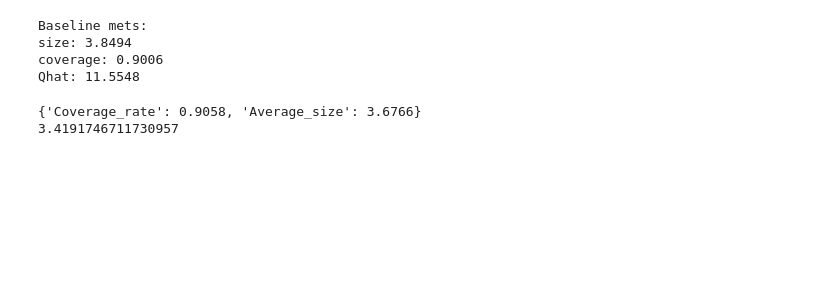
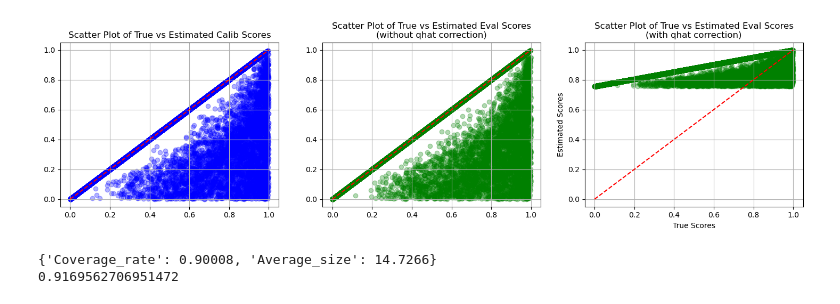
Before and after one commit to RoyHirsch/conformal, a Jupyter notebook: v3/notebook_torchcp.ipynb, the cells around one changed output. Drawn from its saved outputs; the diff is of its cells as text; code cells hidden in the pictures; blank space fills up the shorter version.

```diff
--- a/v3/notebook_torchcp.ipynb
+++ b/v3/notebook_torchcp.ipynb
@@ -43,7 +43,7 @@ def platt_scale(logits, labels, max_iters=100, lr=0.01, epsilon=0.005):
             break
     return T.item()
 # %%
-config = get_config('cifar100_resnet56')
+config = get_config('imagenet1k_resnet50')  # cifar100_resnet56, imagenet1k_resnet50
 config.par_calib = 0.5
 config.num_calib = int(config.num_samples * config.par_calib)
 config.alpha = 0.1
@@ -60,8 +60,8 @@ print(t)
 scores_calib = scores_calib / t
 scores_eval = scores_eval / t
 
-scores_calib = torch.from_numpy(scores_calib)
-scores_eval = torch.from_numpy(scores_eval)
+scores_calib = torch.from_numpy(scores_calib).type(torch.float64)
+scores_eval = torch.from_numpy(scores_eval).type(torch.float64)
 
 labels_calib = torch.from_numpy(labels_calib)
 labels_eval = torch.from_numpy(labels_eval)
@@ -315,40 +110,36 @@ class MySAPS():
-# %%
-n = len(labels_calib)
-
-np_scores_calib = scores_calib.cpu().numpy()
-np_labels_calib = labels_calib.cpu().numpy()
-
-np_scores_eval = scores_eval.cpu().numpy()
-np_labels_eval = labels_eval.cpu().numpy()
-
-conf_score = MySAPS(1, randomized=True, no_zero_size_sets=True, seed=1)
-cal_scores = conf_score.get_scores(np_scores_calib, np_labels_calib)
-baseline_qhat = np.quantile(
-    cal_scores, np.ceil((n + 1) * (1 - config.alpha)) / n, interpolation="higher"
-)
-prediction_sets = conf_score.get_sets(np_scores_eval, baseline_qhat)
-
-empirical_coverage = prediction_sets[
-    np.arange(prediction_sets.shape[0]), np_labels_eval
-].mean()
-
-baseline_mets = {
-    "size": prediction_sets.sum(1).mean(),
-    "coverage": empirical_coverage,
-}
-
-print('Baseline mets:')
-for key, value in baseline_mets.items():
-    print(f"{key}: {value:.4f}")
-print('Qhat: {:.4f}'.format(baseline_qhat))
-# %% [output]
-Baseline mets:
-size: 3.8494
-coverage: 0.9006
-Qhat: 11.5548
+# %%
+# debug #
+import matplotlib.pyplot as plt
+from sklearn.metrics import r2_score
+
+fig, ax = plt.subplots(1, 3, figsize=(18, 4))
+
+ax[0].scatter(cal_scores_true, cal_scores_est, color='blue', alpha=0.3)
+ax[0].set_title('Scatter Plot of True vs Estimated Calib Scores')
+plt.xlabel('True Scores')
+plt.ylabel('Estimated Scores')
+ax[0].plot([0, 1], [0, 1], 'r--')
+ax[0].grid(True)
+
+ax[1].scatter(val_scores_true, val_scores_est_copy, color='green', alpha=0.3)
+ax[1].set_title('Scatter Plot of True vs Estimated Eval Scores\n(without qhat correction)')
+plt.xlabel('True Scores')
+plt.ylabel('Estimated Scores')
+ax[1].plot([0, 1], [0, 1], 'r--')
+ax[1].grid(True)
+
+ax[2].scatter(val_scores_true, val_scores_est, color='green', alpha=0.3)
+ax[2].set_title('Scatter Plot of True vs Estimated Eval Scores\n(with qhat correction)')
+plt.xlabel('True Scores')
+plt.ylabel('Estimated Scores')
+ax[2].plot([0, 1], [0, 1], 'r--')
+ax[2].grid(True)
+plt.show()
+# %% [output]
+[figure, added]
 # %%
 # baseline
-baseline_predictor = SplitPredictor(SAPS(1))
+baseline_predictor = SplitPredictor(conf_score)
 baseline_predictor.calculate_threshold(scores_calib, labels_calib, config.alpha)
 baseline_prediction_sets = baseline_predictor.predict_with_logits(scores_eval)
 baseline_res_dict = {
@@ -357,5 +148,5 @@ baseline_res_dict = {
 print(baseline_res_dict)
 print(baseline_predictor.q_hat.item())
 # %% [output]
-{'Coverage_rate': 0.9058, 'Average_size': 3.6766}
-3.4191746711730957
+{'Coverage_rate': 0.90008, 'Average_size': 14.7266}
+0.9169562706951472
```
Also changed, not shown: parts of 10 cells of this notebook, 4 other files.
